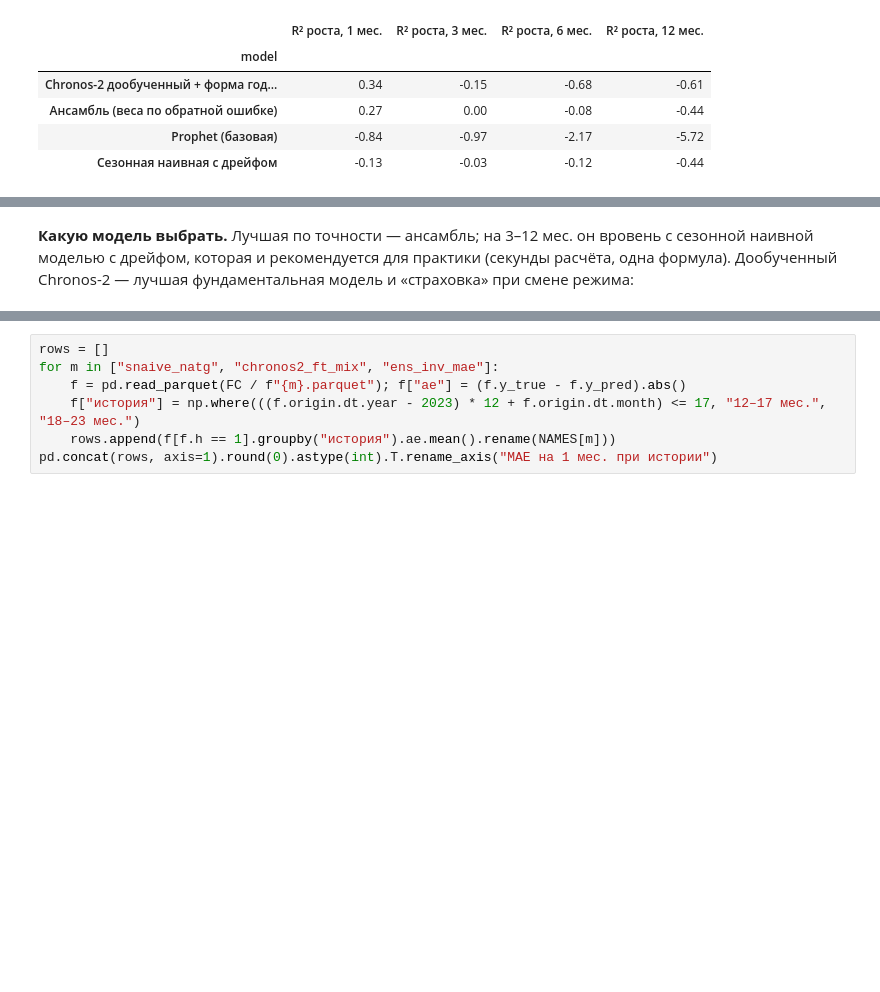
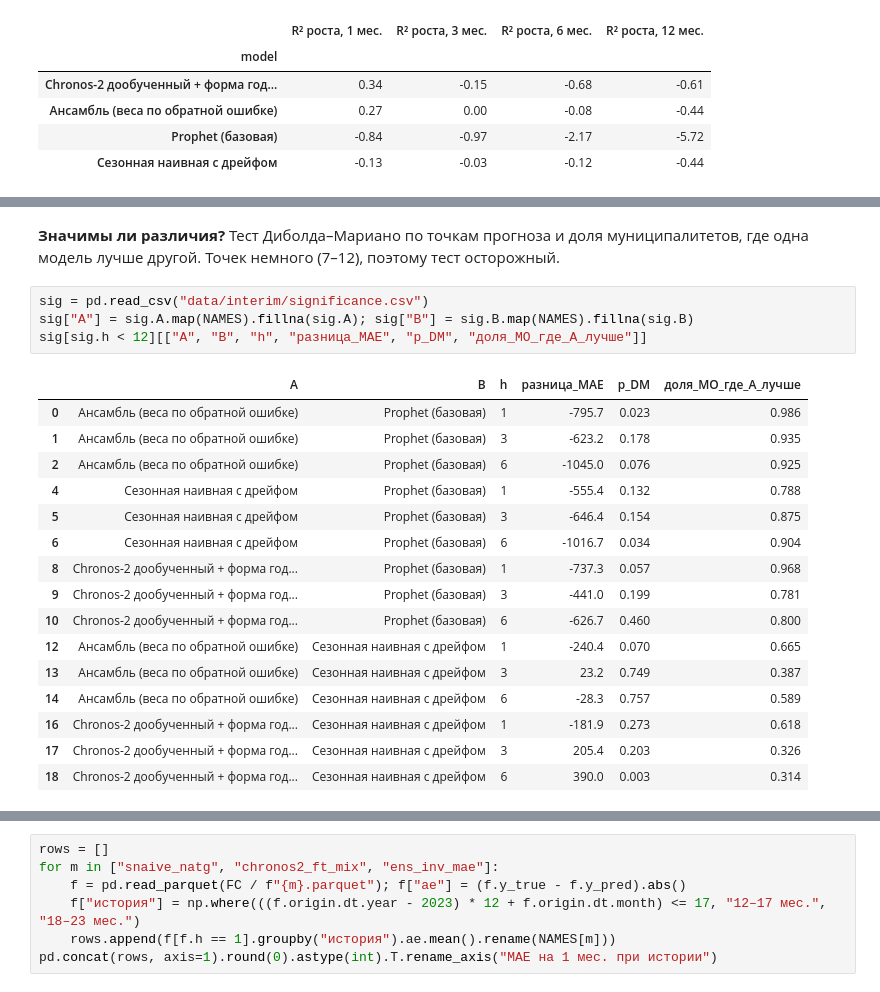
Before and after one commit to ruslankoleso/sberindex-forecast-shocks, a Jupyter notebook: notebooks/solution.ipynb, the cells around one changed output, grey strips where cells are left out. Saved outputs shown, nothing was run; the diff lists cells and outputs as text; blank space fills up the shorter version.

```diff
--- a/notebooks/solution.ipynb
+++ b/notebooks/solution.ipynb
@@ -152,4 +150,25 @@ Image("reports/figures/02_example_forecast.png")
 # %% [output]
 [figure]
-# %% [markdown]
-**Какую модель выбрать.** Лучшая по точности — ансамбль; на 3–12 мес. он вровень с сезонной наивной моделью с дрейфом, которая и рекомендуется для практики (секунды расчёта, одна формула). Дообученный Chronos-2 — лучшая фундаментальная модель и «страховка» при смене режима:
+# %% [markdown]
+**Значимы ли различия?** Тест Диболда–Мариано по точкам прогноза и доля муниципалитетов, где одна модель лучше другой. Точек немного (7–12), поэтому тест осторожный.
+# %%
+sig = pd.read_csv("data/interim/significance.csv")
+sig["A"] = sig.A.map(NAMES).fillna(sig.A); sig["B"] = sig.B.map(NAMES).fillna(sig.B)
+sig[sig.h < 12][["A", "B", "h", "разница_MAE", "p_DM", "доля_МО_где_A_лучше"]]
+# %% [output]
+|  | A | B | h | разница_MAE | p_DM | доля_МО_где_A_лучше |
+| 0 | Ансамбль (веса по обратной ошибке) | Prophet (базовая) | 1 | -795.7 | 0.023 | 0.986 |
+| 1 | Ансамбль (веса по обратной ошибке) | Prophet (базовая) | 3 | -623.2 | 0.178 | 0.935 |
+| 2 | Ансамбль (веса по обратной ошибке) | Prophet (базовая) | 6 | -1045.0 | 0.076 | 0.925 |
+| 4 | Сезонная наивная с дрейфом | Prophet (базовая) | 1 | -555.4 | 0.132 | 0.788 |
+| 5 | Сезонная наивная с дрейфом | Prophet (базовая) | 3 | -646.4 | 0.154 | 0.875 |
+| 6 | Сезонная наивная с дрейфом | Prophet (базовая) | 6 | -1016.7 | 0.034 | 0.904 |
+| 8 | Chronos-2 дообученный + форма год... | Prophet (базовая) | 1 | -737.3 | 0.057 | 0.968 |
+| 9 | Chronos-2 дообученный + форма год... | Prophet (базовая) | 3 | -441.0 | 0.199 | 0.781 |
+| 10 | Chronos-2 дообученный + форма год... | Prophet (базовая) | 6 | -626.7 | 0.460 | 0.800 |
+| 12 | Ансамбль (веса по обратной ошибке) | Сезонная наивная с дрейфом | 1 | -240.4 | 0.070 | 0.665 |
+| 13 | Ансамбль (веса по обратной ошибке) | Сезонная наивная с дрейфом | 3 | 23.2 | 0.749 | 0.387 |
+| 14 | Ансамбль (веса по обратной ошибке) | Сезонная наивная с дрейфом | 6 | -28.3 | 0.757 | 0.589 |
+| 16 | Chronos-2 дообученный + форма год... | Сезонная наивная с дрейфом | 1 | -181.9 | 0.273 | 0.618 |
+| 17 | Chronos-2 дообученный + форма год... | Сезонная наивная с дрейфом | 3 | 205.4 | 0.203 | 0.326 |
+| 18 | Chronos-2 дообученный + форма год... | Сезонная наивная с дрейфом | 6 | 390.0 | 0.003 | 0.314 |
```
Also changed, not shown: parts of 34 cells of this notebook, 4 other files.
